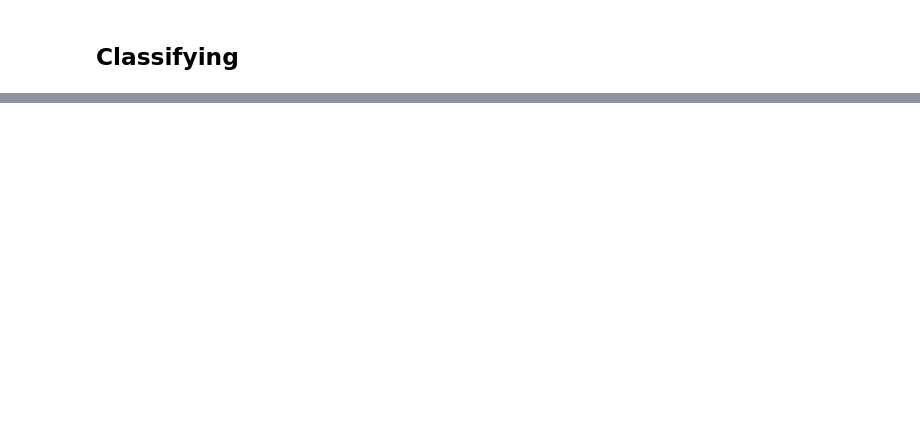
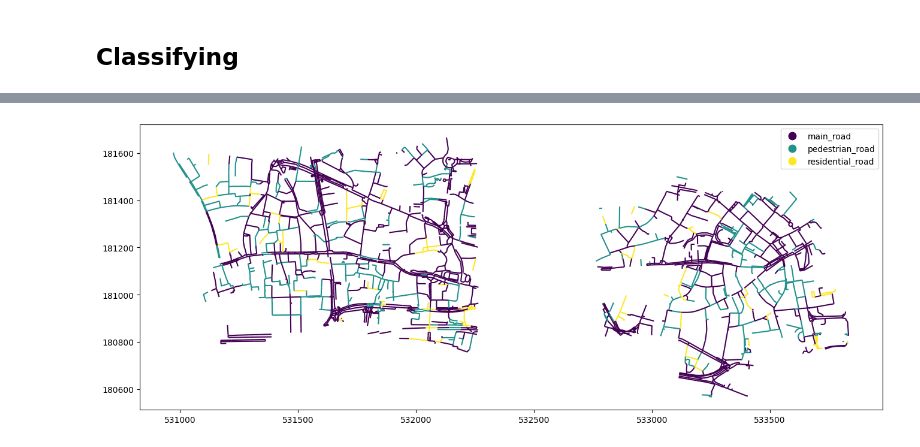
Before and after one commit to luciannijman/STREET, a Jupyter notebook: main.ipynb, the cells around one changed output, grey strips where cells are left out. Saved outputs shown, nothing was run; the diff lists cells and outputs as text; code cells hidden in the pictures; blank space fills up the shorter version.

```diff
--- a/main.ipynb
+++ b/main.ipynb
@@ -594,0 +657,10 @@ See the caveats in the documentation: https://pandas.pydata.org/pandas-docs/stab
+# %%
+merged_gdf_road.plot(
+    column='predicted_class',
+    legend=True,
+    cmap='viridis',
+    figsize=(16, 12)
+)
+plt.show()
+# %% [output]
+[figure, added]
```
Also changed, not shown: parts of 15 cells of this notebook, 8 other files.
